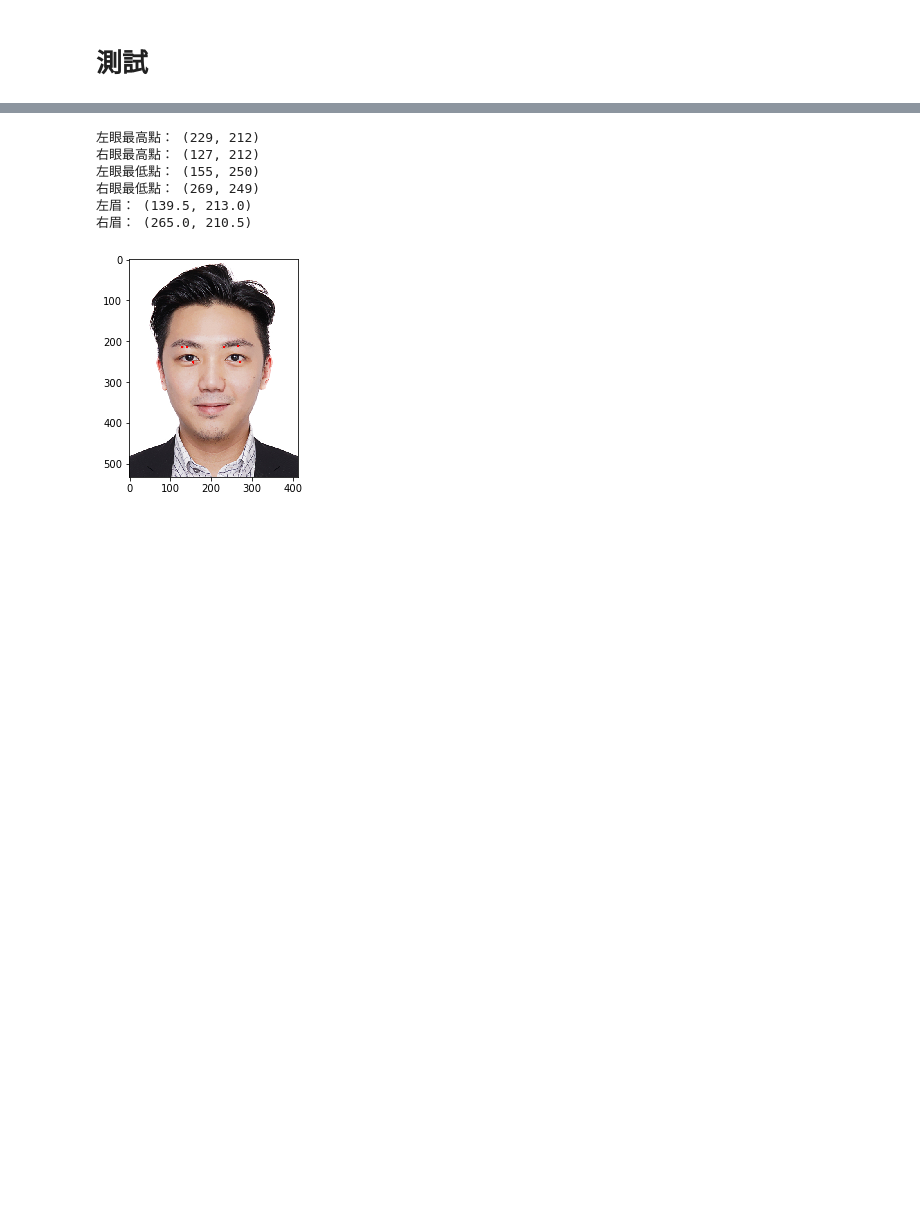
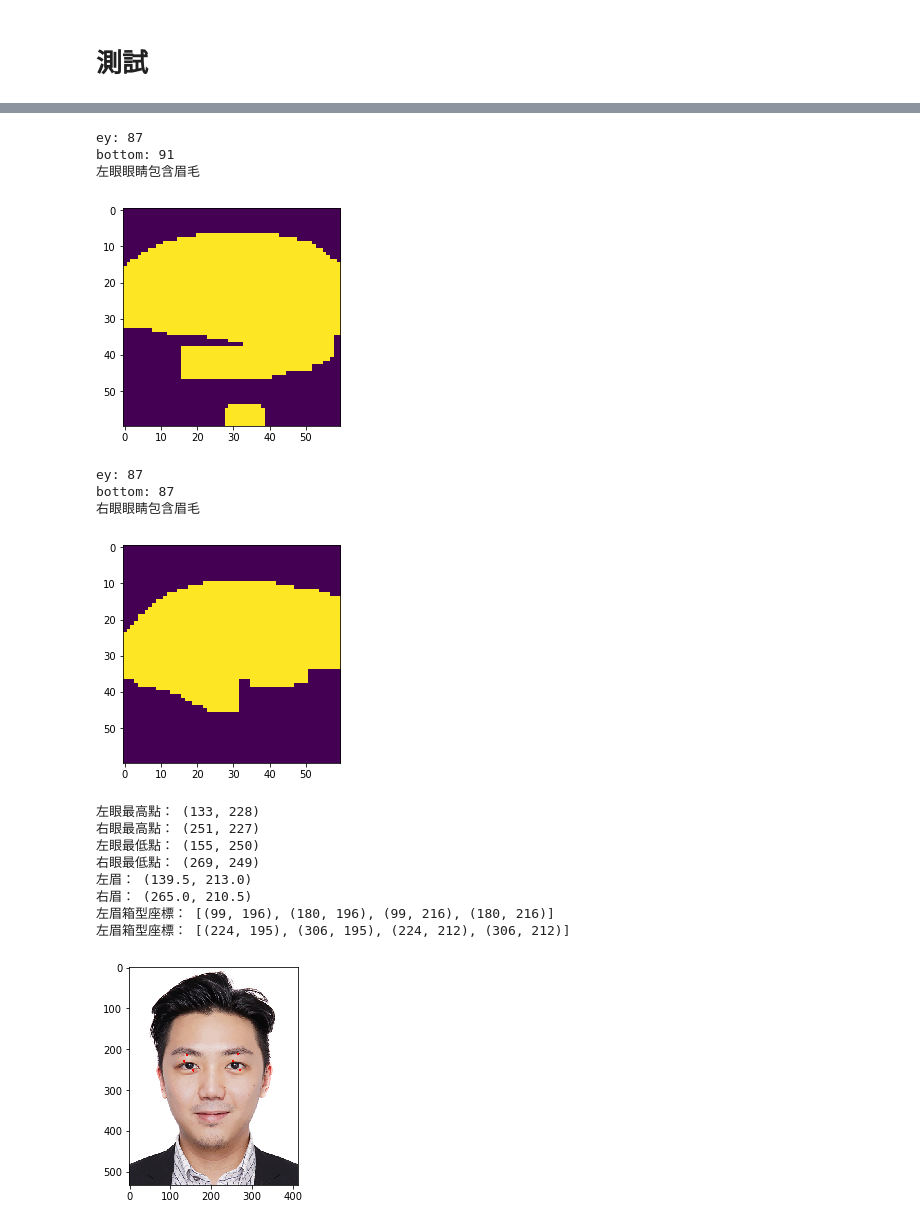
Before and after one commit to music1353/Face-Recognition, a Jupyter notebook: Main.ipynb, the cells around one changed output, grey strips where cells are left out. Drawn from its saved outputs; the diff is of its cells as text; code cells hidden in the pictures; blank space fills up the shorter version.

Commit message:
fixed eye recog contain eyebrow problem

```diff
--- a/Main.ipynb
+++ b/Main.ipynb
@@ -398,38 +461,49 @@ plt.show()
 # %%
-# It's a failure sample
-# Because eye recognition has mistake (contain eyebrow)
-
 IMG_URL = 'images/2.jpg'
 
 # Variables =================================
 # left_eye_top_axis: 左眼最高點座標(包含眼皮)
 # left_eye_bottom_axis: 左眼最低點座標
 # right_eye_top_axis: 右眼最高點座標(包含眼皮)
 # right_eye_bottom_axis: 右眼最低點座標
 # left_eyebrow_axis: 左眉毛座標
 # right_eyebrow_axis: 右眉毛座標
+# left_eyebrow_box: 左眉毛四角箱型座標
+# right_eyebrow_box: 右眉毛四角箱型座標
 # ===========================================
 
-[left_eye_top_axis, right_eye_top_axis] = RecognitionUtils.recognize_eye_top_axis(IMG_URL)
-left_eyebrow_axis, right_eyebrow_axis, left_eye_bottom_axis, right_eye_bottom_axis = RecognitionUtils.recognize_eye_and_eyebrow_axis(IMG_URL)
+left_eyebrow_axis, right_eyebrow_axis, left_eye_bottom_axis, right_eye_bottom_axis, left_eyebrow_box, right_eyebrow_box = RecognitionUtils.recognize_eye_and_eyebrow_axis(IMG_URL)
+[left_eye_top_axis, right_eye_top_axis] = RecognitionUtils.recognize_eye_top_axis(IMG_URL, left_eyebrow_box, right_eyebrow_box)
 
 print('左眼最高點：',left_eye_top_axis)
 print('右眼最高點：', right_eye_top_axis)
 print('左眼最低點：', left_eye_bottom_axis)
 print('右眼最低點：', right_eye_bottom_axis)
 print('左眉：', left_eyebrow_axis)
 print('右眉：', right_eyebrow_axis)
+print('左眉箱型座標：', left_eyebrow_box)
+print('左眉箱型座標：', right_eyebrow_box)
 
 draw_points = [left_eye_top_axis, left_eye_bottom_axis, right_eye_top_axis,
                right_eye_bottom_axis, left_eyebrow_axis, right_eyebrow_axis]
 drawn_img = RecognitionUtils.draw_point(IMG_URL, draw_points)
 plt.imshow(drawn_img)
 plt.show()
 # %% [output]
-左眼最高點： (229, 212)
-右眼最高點： (127, 212)
-左眼最低點： (155, 250)
-右眼最低點： (269, 249)
-左眉： (139.5, 213.0)
-右眉： (265.0, 210.5)
+ey: 87
+bottom: 91
+左眼眼睛包含眉毛
-[figure, old version]
+[figure, new version]
+ey: 87
+bottom: 87
+右眼眼睛包含眉毛
+[figure, added]
+左眼最高點： (133, 228)
+右眼最高點： (251, 227)
+左眼最低點： (155, 250)
+右眼最低點： (269, 249)
+左眉： (139.5, 213.0)
+右眉： (265.0, 210.5)
+左眉箱型座標： [(99, 196), (180, 196), (99, 216), (180, 216)]
+左眉箱型座標： [(224, 195), (306, 195), (224, 212), (306, 212)]
+[figure, added]
```
Also changed, not shown: parts of 2 cells of this notebook.
